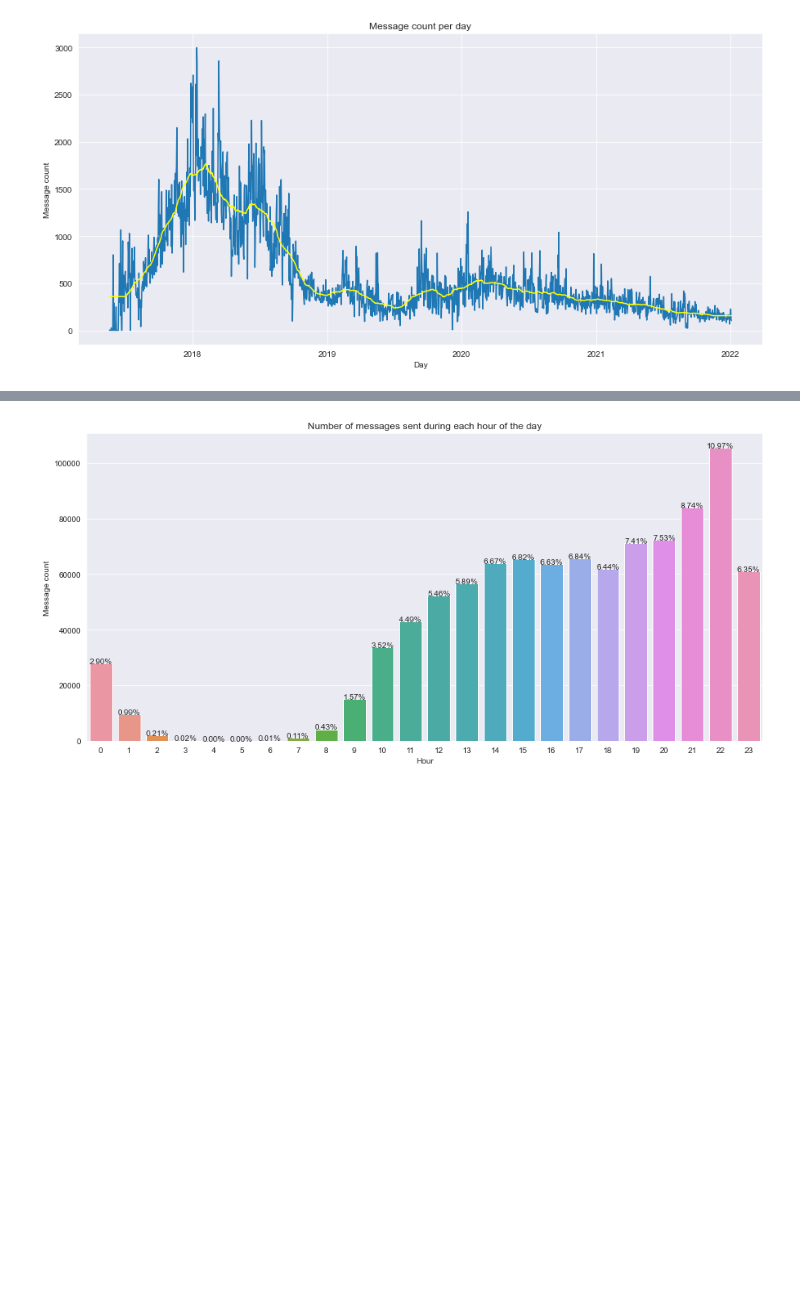
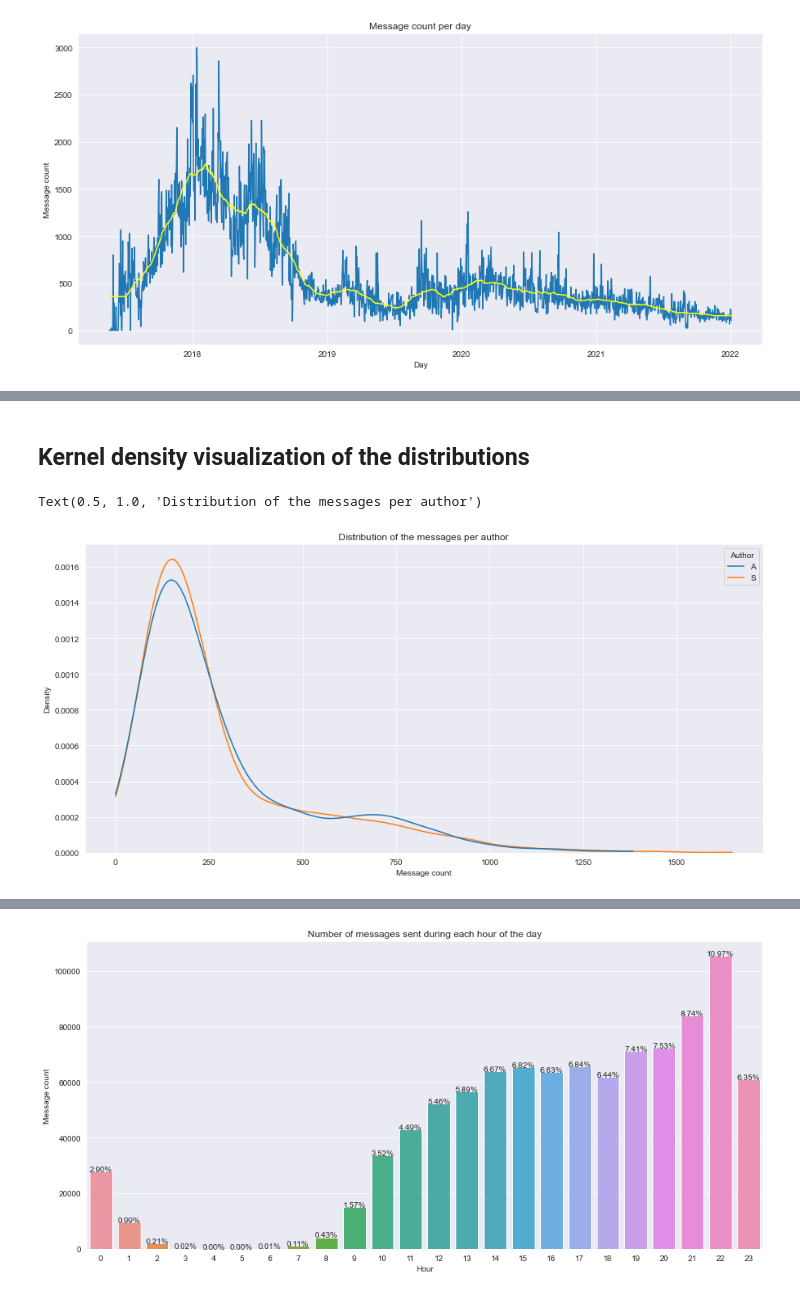
Before and after one commit to ksimicevic/discord-message-analyzer, a Jupyter notebook: discord-analyzer.ipynb, the cells around one changed output, grey strips where cells are left out. Drawn from its saved outputs; the diff is of its cells as text; code cells hidden in the pictures; blank space fills up the shorter version.

```diff
--- a/discord-analyzer.ipynb
+++ b/discord-analyzer.ipynb
@@ -132,0 +176,15 @@ Analysing the number of messages sent each hour during the day.
+# %%
+# create a combined dataset consisting of
+msgs_per_day_a1['Author'] = author_1
+msgs_per_day_a2['Author'] = author_2
+
+combined_author_msgs = pd.concat([msgs_per_day_a1, msgs_per_day_a2], ignore_index=True)
+# %% [markdown]
+## Kernel density visualization of the distributions
+# %%
+plt.figure(figsize=(15,7))
+sns.kdeplot(data=combined_author_msgs, x='Message count', hue='Author', cut=0)
+plt.title("Distribution of the messages per author")
+# %% [output]
+Text(0.5, 1.0, 'Distribution of the messages per author')
+[figure, added]
```
Also changed, not shown: parts of 30 cells of this notebook.
